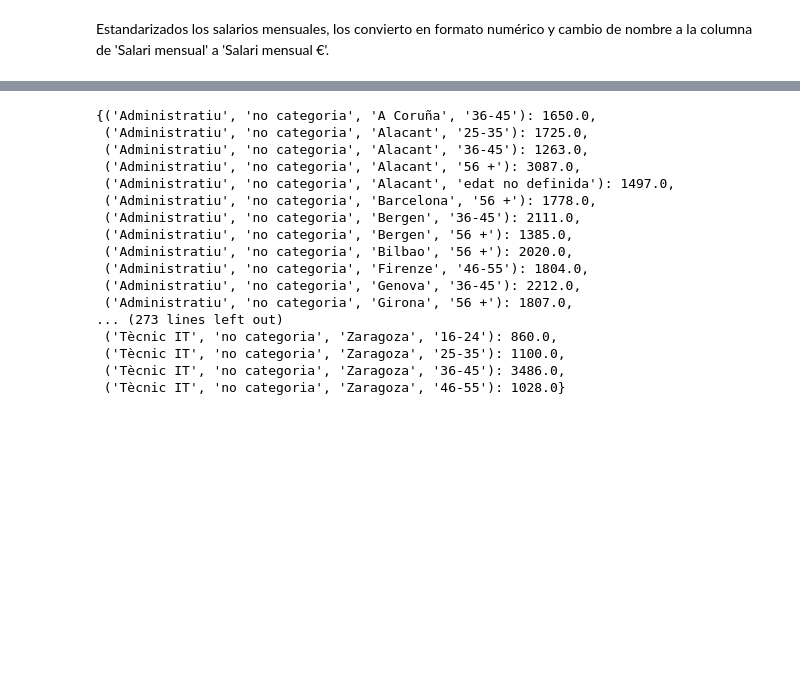
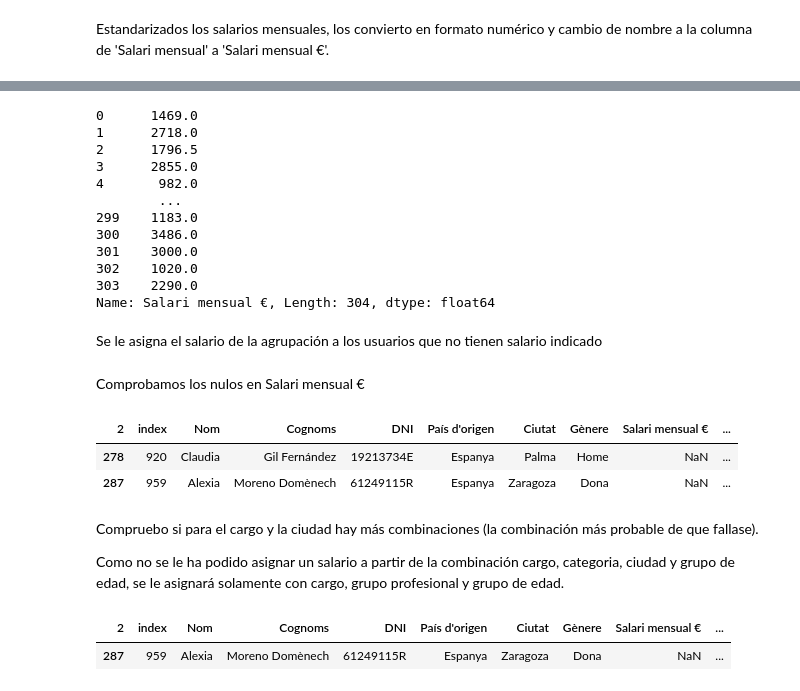
Before and after one commit to noelcarrionmatias/IT_Data, a Jupyter notebook: Especializacion/8_Sprint/ejercicios_s8.ipynb, the cells around one changed output, grey strips where cells are left out. Cells and saved outputs as stored; diff of their text form; code cells hidden in the pictures; blank space fills up the shorter version.

```diff
--- a/Especializacion/8_Sprint/ejercicios_s8.ipynb
+++ b/Especializacion/8_Sprint/ejercicios_s8.ipynb
@@ -1500 +1502,3 @@ Series([], Name: count, dtype: int64)
+# %%
+dataset_s8.drop(['temp_inferior','temp_superior','temp_desv'], axis=1, inplace=True)
 # %% [markdown]
@@ -1651,25 +1659,42 @@ dataset_s8[dataset_s8['Salari mensual €'].isna()]
 # %%
-diccionario_combinado_salario = dataset_s8.groupby([
+combinado_salario = dataset_s8.groupby([
     'Càrrec',
     dataset_s8['Categoria càrrec'].fillna("no categoria"),
     dataset_s8['Ciutat'],
-    dataset_s8['Grup edat'].fillna("edat no definida")])['Salari mensual €'].mean()
-diccionario_combinado_salario.to_dict()
+    dataset_s8['Grup Professional'],
+    dataset_s8['Grup edat'].fillna("edat no definida")])['Salari mensual €'].transform('median')
+combinado_salario
 # %% [output]
-{('Administratiu', 'no categoria', 'A Coruña', '36-45'): 1650.0,
- ('Administratiu', 'no categoria', 'Alacant', '25-35'): 1725.0,
- ('Administratiu', 'no categoria', 'Alacant', '36-45'): 1263.0,
- ('Administratiu', 'no categoria', 'Alacant', '56 +'): 3087.0,
- ('Administratiu', 'no categoria', 'Alacant', 'edat no definida'): 1497.0,
- ('Administratiu', 'no categoria', 'Barcelona', '56 +'): 1778.0,
- ('Administratiu', 'no categoria', 'Bergen', '36-45'): 2111.0,
- ('Administratiu', 'no categoria', 'Bergen', '56 +'): 1385.0,
- ('Administratiu', 'no categoria', 'Bilbao', '56 +'): 2020.0,
- ('Administratiu', 'no categoria', 'Firenze', '46-55'): 1804.0,
- ('Administratiu', 'no categoria', 'Genova', '36-45'): 2212.0,
- ('Administratiu', 'no categoria', 'Girona', '56 +'): 1807.0,
-... (273 lines left out)
- ('Tècnic IT', 'no categoria', 'Zaragoza', '16-24'): 860.0,
- ('Tècnic IT', 'no categoria', 'Zaragoza', '25-35'): 1100.0,
- ('Tècnic IT', 'no categoria', 'Zaragoza', '36-45'): 3486.0,
- ('Tècnic IT', 'no categoria', 'Zaragoza', '46-55'): 1028.0}
+0      1469.0
+1      2718.0
+2      1796.5
+3      2855.0
+4       982.0
+        ...
+299    1183.0
+300    3486.0
+301    3000.0
+302    1020.0
+303    2290.0
+Name: Salari mensual €, Length: 304, dtype: float64
+# %% [markdown]
+Se le asigna el salario de la agrupación a los usuarios que no tienen salario indicado
+# %%
+dataset_s8['Salari mensual €'] = (dataset_s8['Salari mensual €'].fillna(combinado_salario))
+# %% [markdown]
+Comprobamos los nulos en Salari mensual €
+# %%
+dataset_s8[dataset_s8['Salari mensual €'].isna()]
+# %% [output]
+| 2 | index | Nom | Cognoms | DNI | País d'origen | Ciutat | Gènere | Salari mensual € | ... |
+| 278 | 920 | Claudia | Gil Fernández | 19213734E | Espanya | Palma | Home | NaN | ... |
+| 287 | 959 | Alexia | Moreno Domènech | 61249115R | Espanya | Zaragoza | Dona | NaN | ... |
+# %% [markdown]
+Compruebo si para el cargo y la ciudad hay más combinaciones (la combinación más probable de que fallase).
+
+Como no se le ha podido asignar un salario a partir de la combinación cargo, categoria, ciudad y grupo de edad, se le asignará solamente con cargo, grupo profesional y grupo de edad.
+# %%
+dataset_s8[(dataset_s8['Ciutat']=='Zaragoza')&(dataset_s8['Càrrec']=='Cap de projecte')]
+# %% [output]
+| 2 | index | Nom | Cognoms | DNI | País d'origen | Ciutat | Gènere | Salari mensual € | ... |
+| 287 | 959 | Alexia | Moreno Domènech | 61249115R | Espanya | Zaragoza | Dona | NaN | ... |
```
Also changed, not shown: parts of 49 cells of this notebook.
